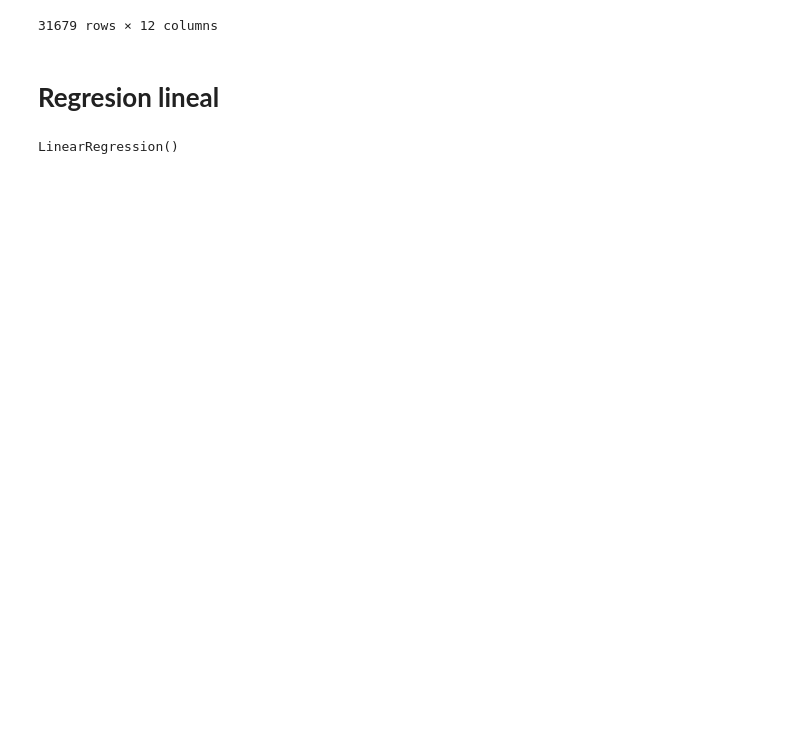
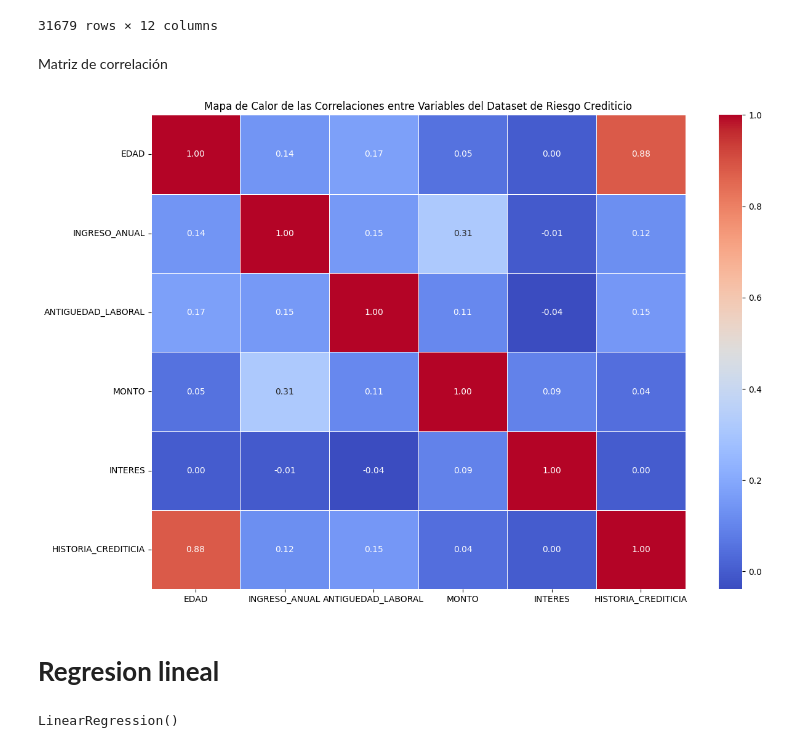
Before and after one commit to melirandazzo/trabajo_ciencia_datos, a Jupyter notebook: ProyectoDS_ParteIII_Randazzo.ipynb, the cells around one changed output. Drawn from its saved outputs; the diff is of its cells as text; code cells hidden in the pictures; blank space fills up the shorter version.

```diff
--- a/ProyectoDS_ParteIII_Randazzo.ipynb
+++ b/ProyectoDS_ParteIII_Randazzo.ipynb
@@ -428,6 +428,27 @@ df
 | 32579 | 56 | 150000 | Hipoteca | 5.0 | Personal | B | 15000 | 11.48 | ... |
 | 32580 | 66 | 42000 | Alquila | 2.0 | Salud | B | 6475 | 9.99 | ... |
 31679 rows × 12 columns
+# %% [markdown]
+Matriz de correlación
+# %%
+columns_of_interest = [
+    'EDAD', 'INGRESO_ANUAL', 'ANTIGUEDAD_LABORAL', 'MONTO',
+    'INTERES', 'HISTORIA_CREDITICIA'
+]
+
+df_selected = df[columns_of_interest]
+df_encoded = pd.get_dummies(df_selected, drop_first=True)
+correlation_matrix = df_encoded.corr()
+
+plt.figure(figsize=(14, 10))
+
+sns.heatmap(correlation_matrix, annot=True, cmap='coolwarm', fmt='.2f', linewidths=0.5)
+
+plt.title('Mapa de Calor de las Correlaciones entre Variables del Dataset de Riesgo Crediticio')
+
+plt.show()
+# %% [output]
+[figure, added]
 # %% [markdown]
 # **Regresion lineal**
 # %%
```
Also changed, not shown: parts of 16 cells of this notebook.
